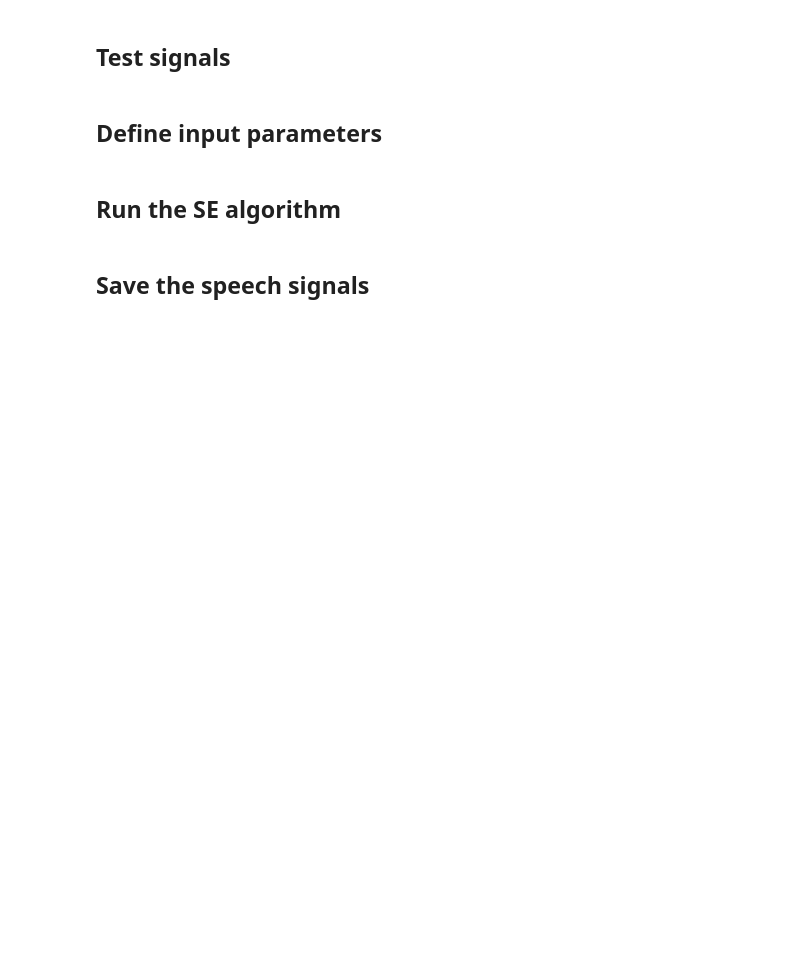
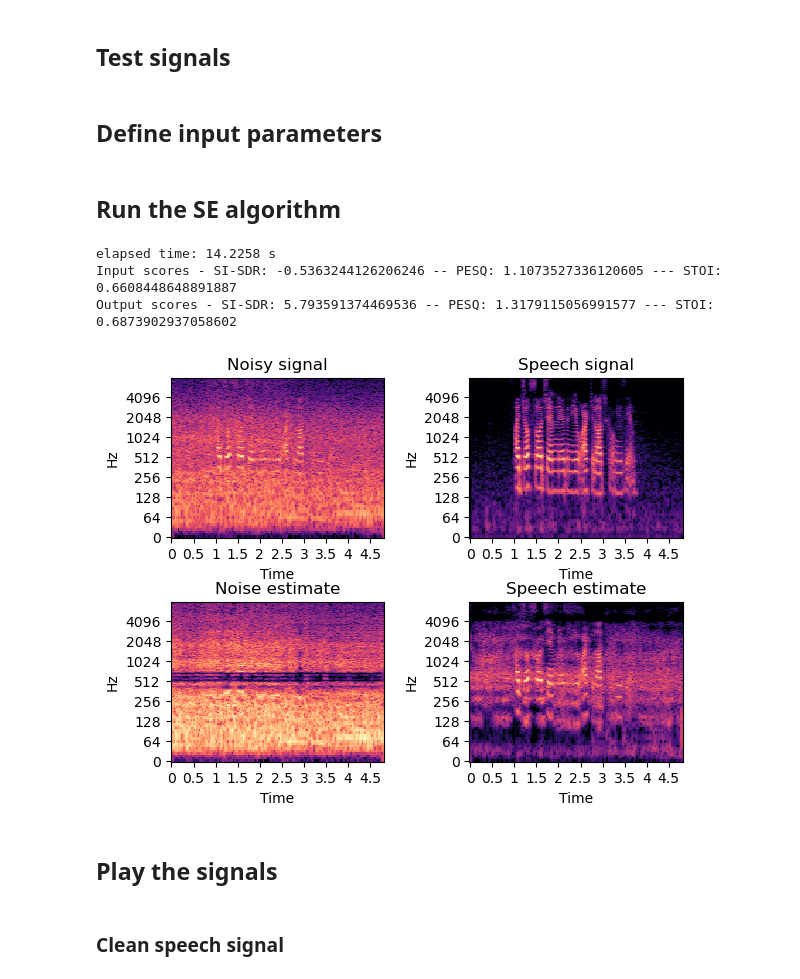
Before and after one commit to msaadeghii/av-dkf, a Jupyter notebook: SE_demo.ipynb, the cells around one changed output. Drawn from its saved outputs; the diff is of its cells as text; code cells hidden in the pictures; blank space fills up the shorter version.

Commit message:
SE pipeline and demo modified

```diff
--- a/SE_demo.ipynb
+++ b/SE_demo.ipynb
@@ -14,47 +16,70 @@ video_file = './data/v.npy' # video signal
 ## Define input parameters
 # %%
 verbose = True # show the progress
-vae_mode = "AV-VAE" # VAE model. Non-dynamical: A-VAE, AV-VAE. Dynamical: A-DKF, AV-DKF.
-algo_type = "peem" # SE algorithm. Choose one of {peem, gpeem} for non-dynamical VAE models, and one of {dpeem, gdpeem} for the dynamical versions.
+vae_mode = "A-DKF" # VAE model. Non-dynamical: A-VAE, AV-VAE. Dynamical: A-DKF, AV-DKF.
+algo_type = "gdpeem" # SE algorithm. Choose one of {peem, gpeem} for non-dynamical VAE models, and one of {dpeem, gdpeem} for the dynamical versions.
 
 save_flg = False
-niter = 100 # number of EM iterations
+num_iter = 100 # number of EM iterations
+num_E_step = 20 # number of E-step iterations
 fs = 16000 # sampling frequency
+nmf_rank = 8 # rank of the NMF model for noise
+demo = True
+compute_scores = True # whether to compute the scores
 
 device = 'cuda' if torch.cuda.is_available() else 'cpu'
 
 if vae_mode == 'A-VAE':
-    saved_model = './saved_model/A-VAE/A-VAE.pt'
+    model_path = './pretrained_models/A-VAE/A-VAE.pt'
     cfg_file = './saved_model/A-VAE/config.ini'
 
 if vae_mode == 'AV-VAE':
-    saved_model = './saved_model/AV-VAE/AV-VAE.pt'
+    model_path = './pretrained_models/AV-VAE/AV-VAE.pt'
     cfg_file = './saved_model/AV-VAE/config.ini'
 
 if vae_mode == 'A-DKF':
-    saved_model = './saved_model/A-DKF/A-DKF.pt'
+    model_path = './pretrained_models/A-DKF/A-DKF.pt'
     cfg_file = './saved_model/A-DKF/config.ini'
 
 if vae_mode == 'AV-DKF':
-    saved_model = './saved_model/AV-DKF/AV-DKF.pt'
+    model_path = './pretrained_models/AV-DKF/AV-DKF.pt'
     cfg_file = './saved_model/AV-DKF/config.ini'
 
 
-path_model, _ = os.path.split(saved_model)
-_, model_name = os.path.split(path_model)
+root_path, _ = os.path.split(model_path)
+_, model_name = os.path.split(root_path)
 
 output_dir = "./results"
 if not os.path.isdir(output_dir):
     os.makedirs(output_dir)
+
+# SE parameters
+se_params = { 'model_path':model_path,
+              'device':device,
+              'output_dir':output_dir,
+              'nmf_rank':nmf_rank,
+              'num_iter':num_iter,
+              'num_E_step':num_E_step,
+              'save_flg':save_flg,
+              'verbose':verbose,
+              'demo':demo,
+              'compute_scores':compute_scores}
 # %% [markdown]
 ## Run the SE algorithm
 # %%
-se = SpeechEnhancement(saved_model = saved_model, output_dir = output_dir, nmf_rank = 8, niter = niter, device = device, save_flg = save_flg, verbose = verbose, demo = True)
+se = SpeechEnhancement(se_params)
 
 # Run SE & evaluations
 info = se.run([mix_file, speech_file, video_file, algo_type])
 
 print('Input scores - SI-SDR: {} -- PESQ: {} --- STOI: {}'.format(info['input_scores'][0], info['input_scores'][1], info['input_scores'][2]))
 print('Output scores - SI-SDR: {} -- PESQ: {} --- STOI: {}'.format(info['output_scores'][0], info['output_scores'][1], info['output_scores'][2]))
+# %% [output]
+elapsed time: 14.2258 s
+Input scores - SI-SDR: -0.5363244126206246 -- PESQ: 1.1073527336120605 --- STOI: 0.6608448648891887
+Output scores - SI-SDR: 5.793591374469536 -- PESQ: 1.3179115056991577 --- STOI: 0.6873902937058602
+[figure, added]
 # %% [markdown]
-## Save the speech signals
+## Play the signals
+# %% [markdown]
+### Clean speech signal
```
Also changed, not shown: parts of 8 cells of this notebook, 5 other files.
